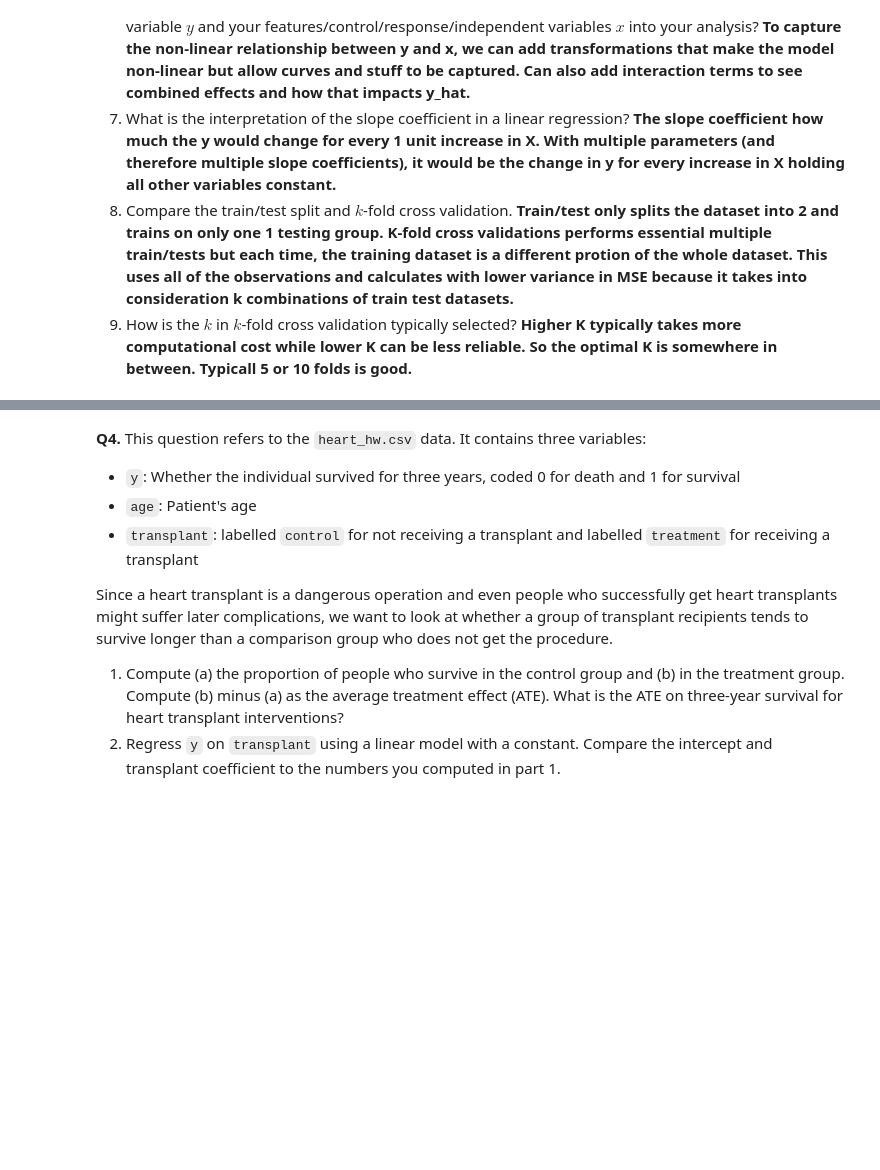
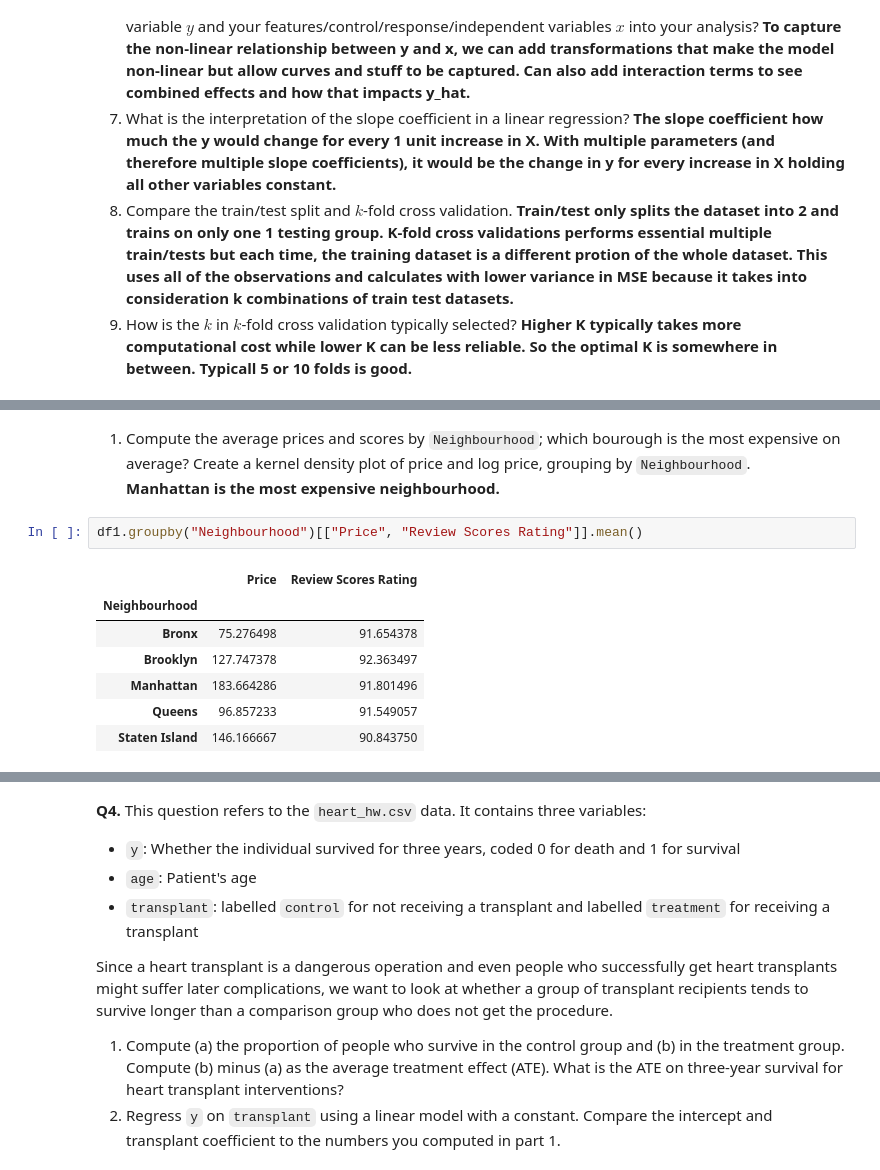
Before and after one commit to fortunecookie040/undergrad_ml_assignments, a Jupyter notebook: 03_assignment_linear_models.ipynb, the cells around one changed output, grey strips where cells are left out. Saved outputs shown, nothing was run; the diff lists cells and outputs as text; blank space fills up the shorter version.

```diff
--- a/03_assignment_linear_models.ipynb
+++ b/03_assignment_linear_models.ipynb
@@ -37,0 +44,13 @@
+# %% [markdown]
+1. Compute the average prices and scores by `Neighbourhood`; which bourough is the most expensive on average? Create a kernel density plot of price and log price, grouping by `Neighbourhood`.\
+**Manhattan is the most expensive neighbourhood.**
+# %%
+df1.groupby("Neighbourhood")[["Price", "Review Scores Rating"]].mean()
+# %% [output]
+|  | Price | Review Scores Rating |
+| Neighbourhood |  |  |
+| Bronx | 75.276498 | 91.654378 |
+| Brooklyn | 127.747378 | 92.363497 |
+| Manhattan | 183.664286 | 91.801496 |
+| Queens | 96.857233 | 91.549057 |
+| Staten Island | 146.166667 | 90.843750 |
```
Also changed, not shown: parts of 15 cells of this notebook, 2 other files.
